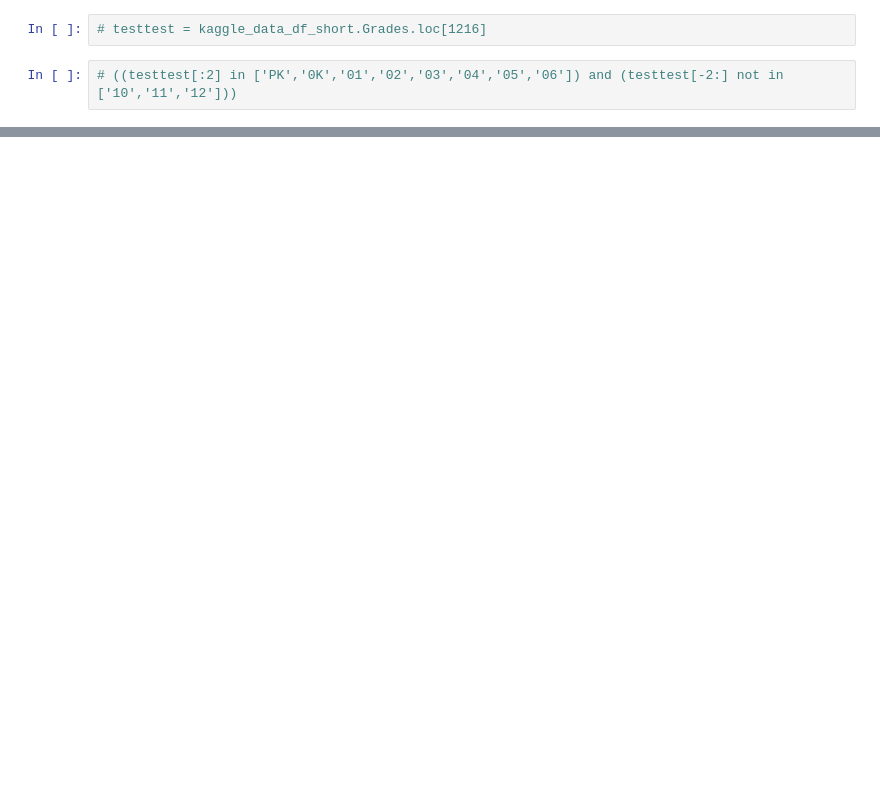
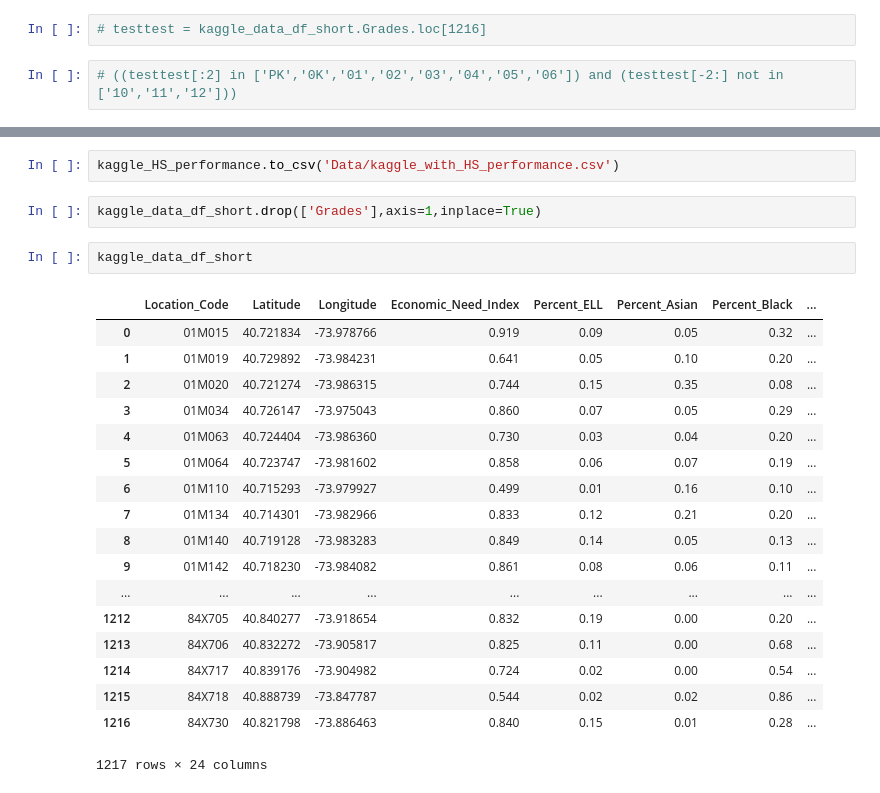
Before and after one commit to elenasm7/Linear-Regression-NYC-Schools, a Jupyter notebook: Linear_Regression_Notebook_1.ipynb, the cells around one changed output, grey strips where cells are left out. Drawn from its saved outputs; the diff is of its cells as text; blank space fills up the shorter version.

```diff
--- a/Linear_Regression_Notebook_1.ipynb
+++ b/Linear_Regression_Notebook_1.ipynb
@@ -980,0 +1060,25 @@ kaggle_data_df_short.to_csv('kaggle_data_with_dummies.csv')
+# %%
+kaggle_HS_performance.to_csv('Data/kaggle_with_HS_performance.csv')
+# %%
+kaggle_data_df_short.drop(['Grades'],axis=1,inplace=True)
+# %%
+kaggle_data_df_short
+# %% [output]
+|  | Location_Code | Latitude | Longitude | Economic_Need_Index | Percent_ELL | Percent_Asian | Percent_Black | ... |
+| 0 | 01M015 | 40.721834 | -73.978766 | 0.919 | 0.09 | 0.05 | 0.32 | ... |
+| 1 | 01M019 | 40.729892 | -73.984231 | 0.641 | 0.05 | 0.10 | 0.20 | ... |
+| 2 | 01M020 | 40.721274 | -73.986315 | 0.744 | 0.15 | 0.35 | 0.08 | ... |
+| 3 | 01M034 | 40.726147 | -73.975043 | 0.860 | 0.07 | 0.05 | 0.29 | ... |
+| 4 | 01M063 | 40.724404 | -73.986360 | 0.730 | 0.03 | 0.04 | 0.20 | ... |
+| 5 | 01M064 | 40.723747 | -73.981602 | 0.858 | 0.06 | 0.07 | 0.19 | ... |
+| 6 | 01M110 | 40.715293 | -73.979927 | 0.499 | 0.01 | 0.16 | 0.10 | ... |
+| 7 | 01M134 | 40.714301 | -73.982966 | 0.833 | 0.12 | 0.21 | 0.20 | ... |
+| 8 | 01M140 | 40.719128 | -73.983283 | 0.849 | 0.14 | 0.05 | 0.13 | ... |
+| 9 | 01M142 | 40.718230 | -73.984082 | 0.861 | 0.08 | 0.06 | 0.11 | ... |
+| ... | ... | ... | ... | ... | ... | ... | ... | ... |
+| 1212 | 84X705 | 40.840277 | -73.918654 | 0.832 | 0.19 | 0.00 | 0.20 | ... |
+| 1213 | 84X706 | 40.832272 | -73.905817 | 0.825 | 0.11 | 0.00 | 0.68 | ... |
+| 1214 | 84X717 | 40.839176 | -73.904982 | 0.724 | 0.02 | 0.00 | 0.54 | ... |
+| 1215 | 84X718 | 40.888739 | -73.847787 | 0.544 | 0.02 | 0.02 | 0.86 | ... |
+| 1216 | 84X730 | 40.821798 | -73.886463 | 0.840 | 0.15 | 0.01 | 0.28 | ... |
+1217 rows × 24 columns
```
Also changed, not shown: parts of 42 cells of this notebook.
